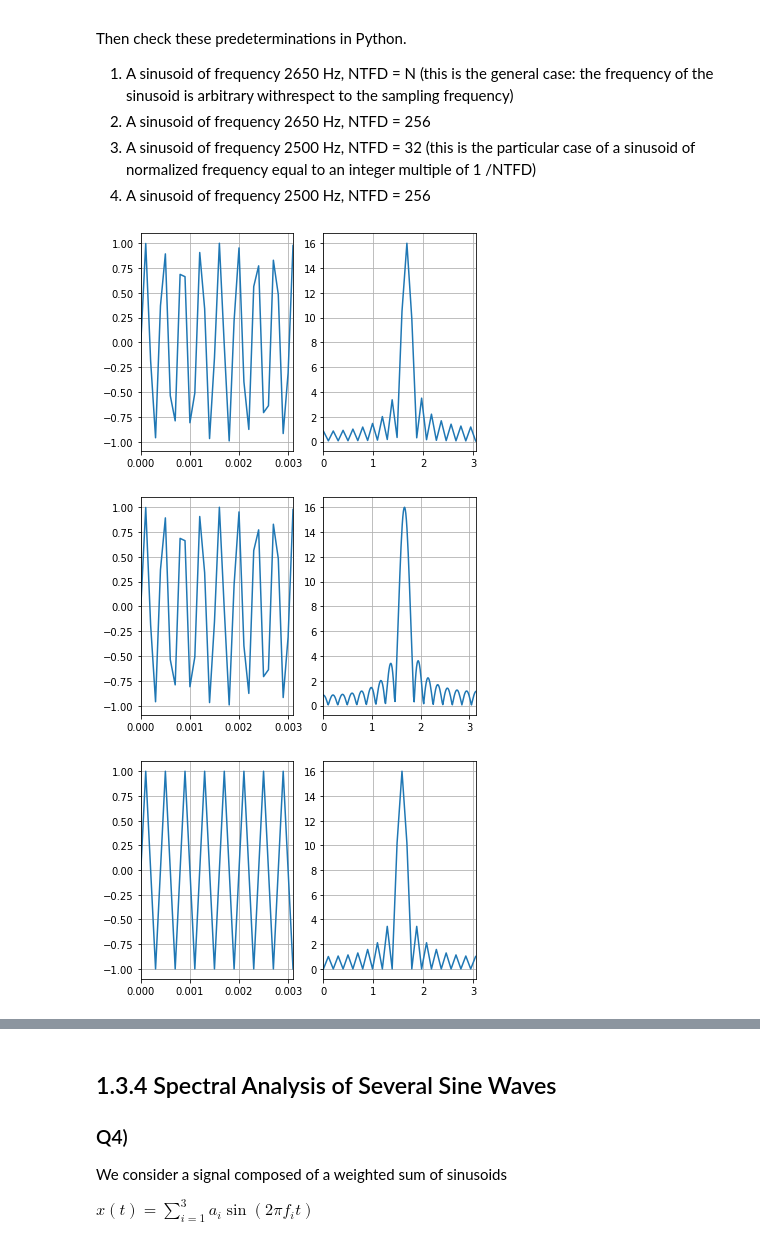
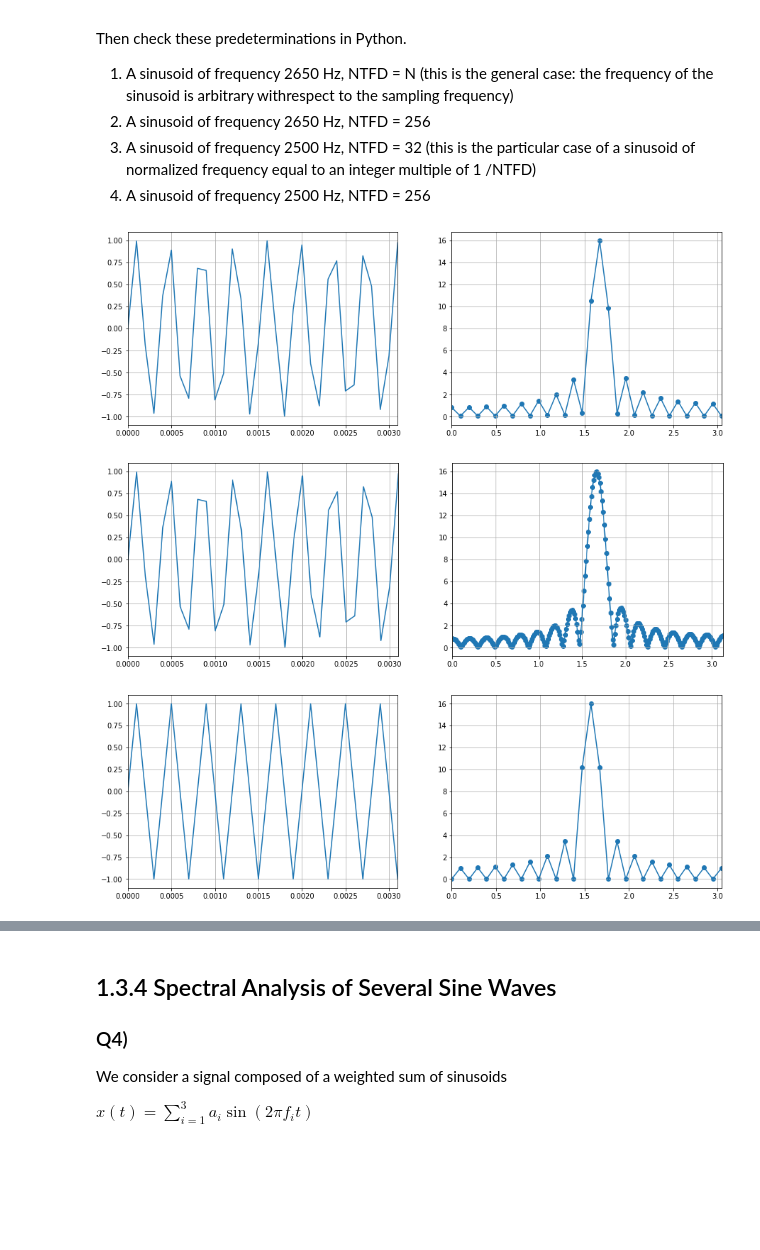
Before and after one commit to lionelGoffaux/tp_signal, a Jupyter notebook: lab2.ipynb, the cells around one changed output, grey strips where cells are left out. Cells and saved outputs as stored; diff of their text form; code cells hidden in the pictures; blank space fills up the shorter version.

```diff
--- a/lab2.ipynb
+++ b/lab2.ipynb
@@ -89,20 +89,23 @@ Then check these predeterminations in Python.
 4. A sinusoid of frequency 2500 Hz, NTFD = 256
 # %%
 w, s = utils.get_sinusoid(1, 2650, 10000, 32)
+plt.figure(figsize=(15,5))
 plt.subplot(1,2,1)
 plt.plot(w, s)
 plt.grid()
 plt.margins(x=0)
 
 plt.subplot(1,2,2)
 w, s = sgl.freqz(s,1, worN=32)
 plt.plot(w, abs(s))
+plt.scatter(w, abs(s))
 plt.grid()
 plt.margins(x=0)
 # %% [output]
-[figure, old version]
+[figure, new version]
 # %%
 w, s = utils.get_sinusoid(1, 2650, 10000, 32)
+plt.figure(figsize=(15,5))
 plt.subplot(1,2,1)
 plt.plot(w, s)
 plt.grid()
@@ -111,12 +114,14 @@ plt.margins(x=0)
 plt.subplot(1,2,2)
 w, s = sgl.freqz(s,1, worN=256)
 plt.plot(w, abs(s))
+plt.scatter(w, abs(s))
 plt.grid()
 plt.margins(x=0)
 # %% [output]
-[figure, old version]
+[figure, new version]
 # %%
 w, s = utils.get_sinusoid(1, 2500, 10000, 32)
+plt.figure(figsize=(15,5))
 plt.subplot(1,2,1)
 plt.plot(w, s)
 plt.grid()
@@ -125,9 +130,10 @@ plt.margins(x=0)
 plt.subplot(1,2,2)
 w, s = sgl.freqz(s,1, worN=32)
 plt.plot(w, abs(s))
+plt.scatter(w, abs(s))
 plt.grid()
 plt.margins(x=0)
 # %% [output]
-[figure, old version]
+[figure, new version]
 # %%
 w, s = utils.get_sinusoid(1, 2500, 10000, 32)
```
Also changed, not shown: parts of 7 cells of this notebook, 1 other file.
